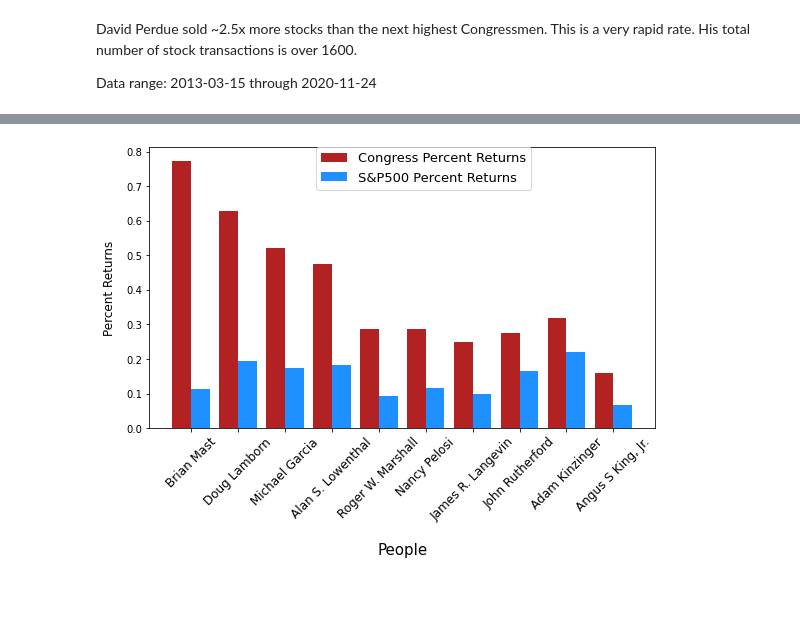
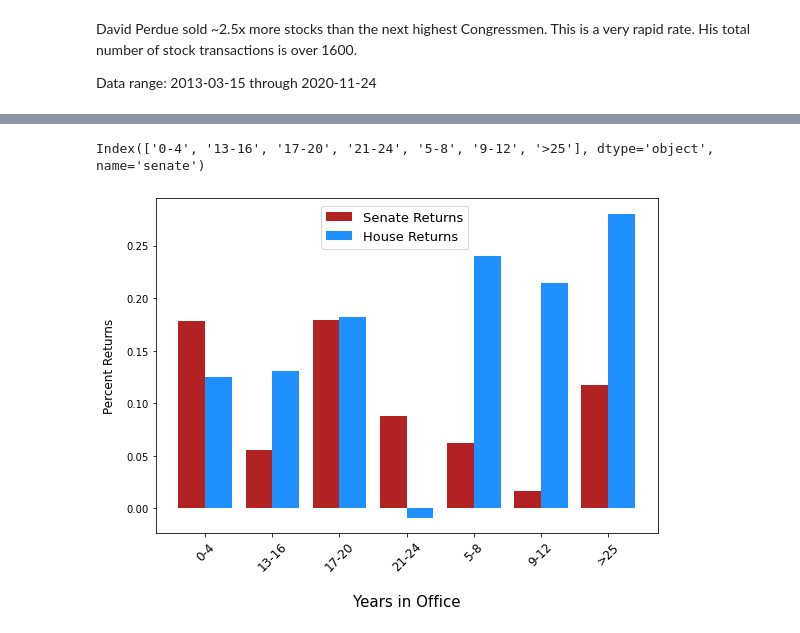
Before and after one commit to megansorel/Congress_Stocks, a Jupyter notebook: EDAVisualizations/EDA_Stock_Performance_transactions_w_visuals.ipynb, the cells around one changed output, grey strips where cells are left out. Drawn from its saved outputs; the diff is of its cells as text; code cells hidden in the pictures; blank space fills up the shorter version.

```diff
--- a/EDAVisualizations/EDA_Stock_Performance_transactions_w_visuals.ipynb
+++ b/EDAVisualizations/EDA_Stock_Performance_transactions_w_visuals.ipynb
@@ -398,0 +441,19 @@ senate = df.groupby(['total_senate_years'])['day_180_stock_perc_diff'].mean()
+# %%
+new_df = df
+# %%
+new_df['house'] = new_df['total_house_years'].map(lambda x: '0-4' if x in range(0,5) else
+ '5-8' if x in range(5,9) else
+ '9-12' if x in range(9,13) else
+ '13-16' if x in range(13, 17) else
+ '17-20' if x in range(17, 21) else
+ '21-24' if x in range(21, 25) else '>25')
+# %%
+new_df['senate'] = new_df['total_senate_years'].map(lambda x: '0-4' if x in range(0,5) else
+ '5-8' if x in range(5,9) else
+ '9-12' if x in range(9,13) else
+ '13-16' if x in range(13, 17) else
+ '17-20' if x in range(17, 21) else
+ '21-24' if x in range(21, 25) else '>25')
+# %%
+house = new_df.groupby(['house'])['day_180_stock_perc_diff'].mean()
+senate = new_df.groupby(['senate'])['day_180_stock_perc_diff'].mean()
@@ -399,34 +472,39 @@ senate = df.groupby(['total_senate_years'])['day_180_stock_perc_diff'].mean()
+# %%
+senate.index
+# %% [output]
+Index(['0-4', '13-16', '17-20', '21-24', '5-8', '9-12', '>25'], dtype='object', name='senate')
 # %%
 # visualizations
 
 # top 10 congress performers
 
 # get grouped returns by person (fill with columns as needed)
-values = stock_perform_sorted[:10]
+senate_values = senate.values
+house_values = house.values
 
 #getting names of top 5 reps
-barchart_names = values.index[:10]
+barchart_names = senate.index
 labels = [col for col in barchart_names]
 #getting corresponding names
-lst_one = [item for item in values.day_180_avg_stock_perc_diff[:10].values]
-lst_two =  [item for item in values.day_180_avg_sp_perc_diff[:10].values]
+lst_one = senate_values
+lst_two =  house_values
 #make labels and bar locations
 x = np.arange(len(labels))  # the label locations
 width = 0.4  # the width of the bars
 # plot both columns next to eachother
 fig, ax = plt.subplots(figsize = (8, 6))
-rects1 = ax.bar(x - width/2, lst_one, width, label='Congress Percent Returns', color = 'firebrick')
-rects2 = ax.bar(x + width/2, lst_two, width, label='S&P500 Percent Returns ', color = 'dodgerblue')
+rects1 = ax.bar(x - width/2, lst_one, width, label='Senate Returns', color = 'firebrick')
+rects2 = ax.bar(x + width/2, lst_two, width, label='House Returns', color = 'dodgerblue')
 # Add some text for labels, title and custom x-axis tick labels, etc.
 ax.set_ylabel('Percent Returns', fontsize = 12, labelpad = 10)
-ax.set_xlabel('People', fontsize = 15, labelpad = 20)
+ax.set_xlabel('Years in Office', fontsize = 15, labelpad = 20)
 # setting up the graph
 #ax.set_ylim([.05,.3])
 ax.set_xticks(x)
 ax.set_xticklabels(labels, fontsize = 12, rotation=45)
 ax.legend(loc = (0.33, .85), fontsize = 13, facecolor = 'white')
 ax.set_facecolor('white')
 fig.tight_layout()
 plt.show();
 # %% [output]
-[figure, old version]
+[figure, new version]
```
Also changed, not shown: parts of 10 cells of this notebook, 2 other files.
